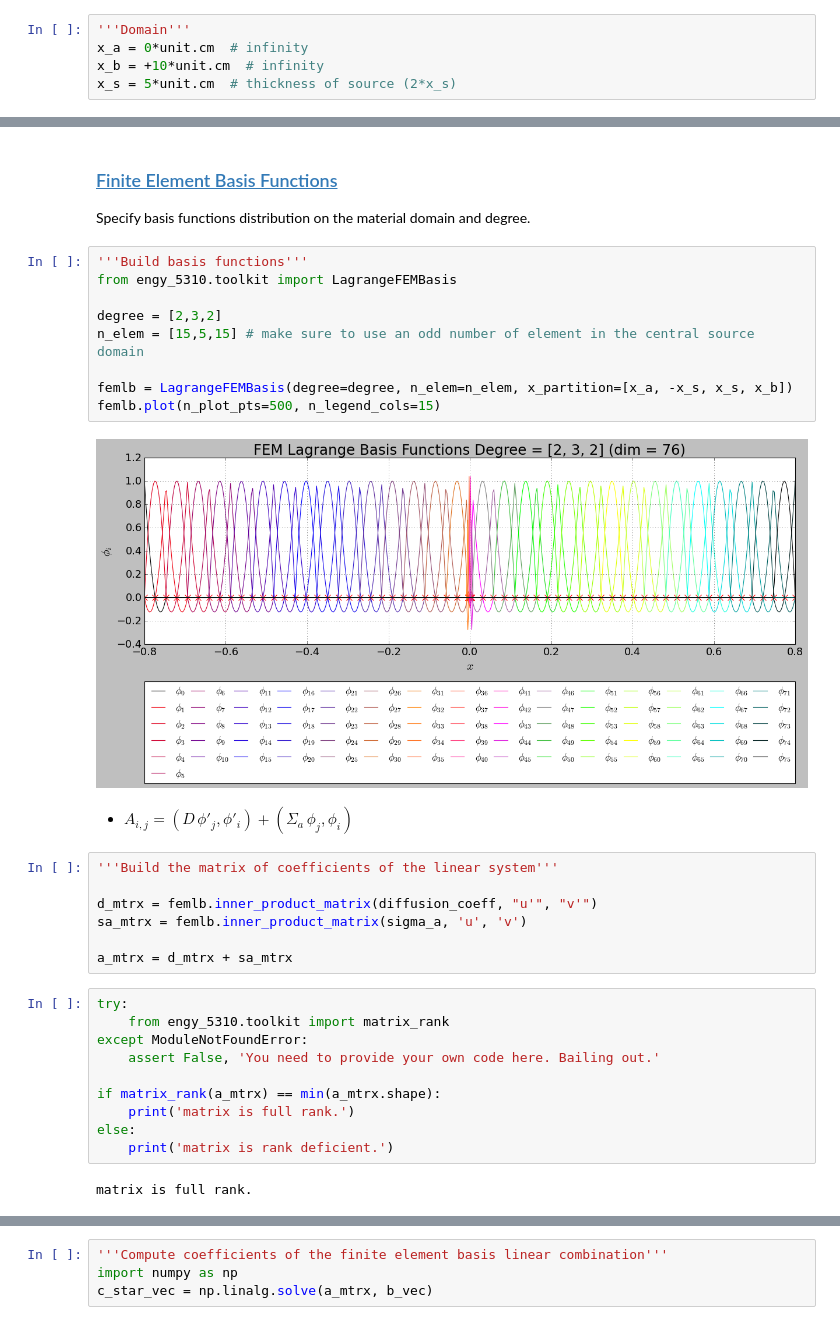
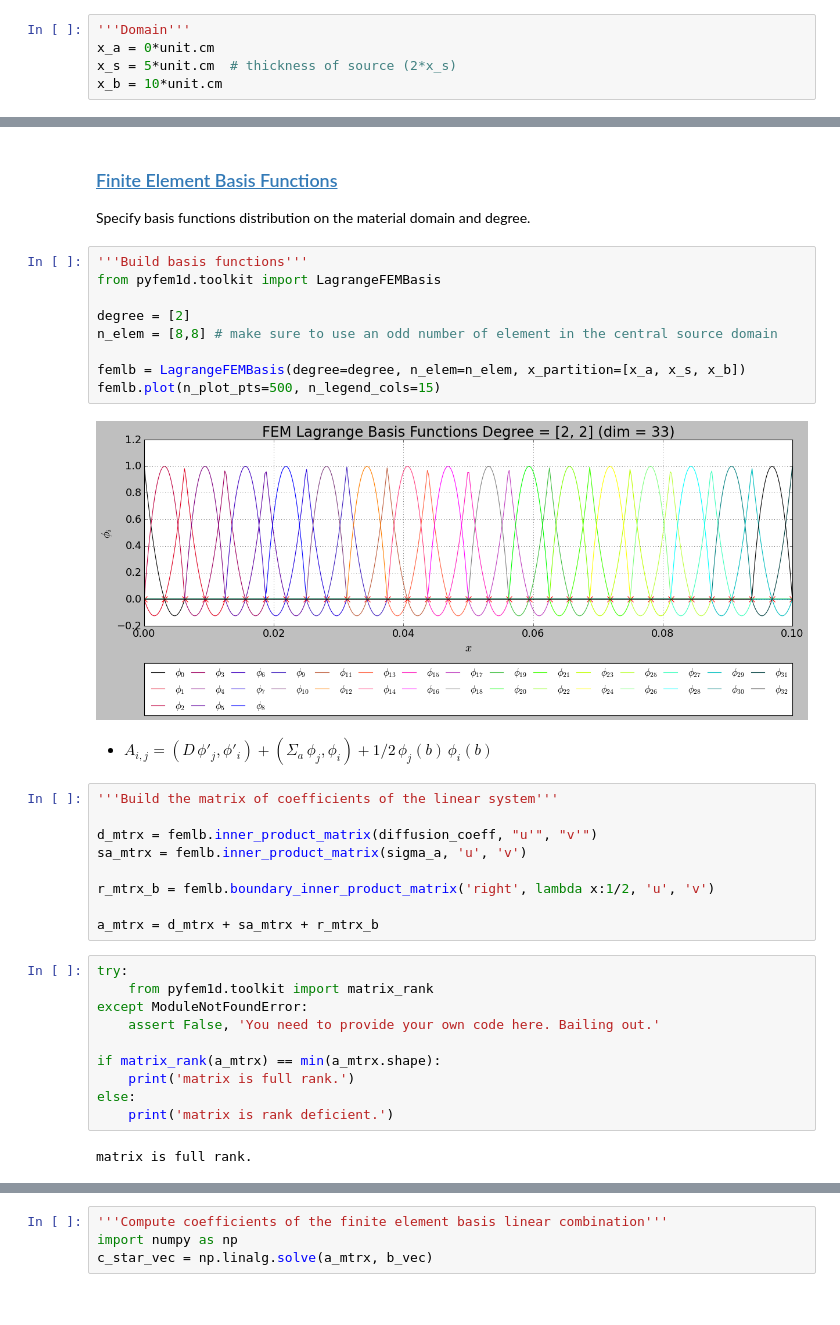
Before and after one commit to dpploy/engy-5050, a Jupyter notebook: notebooks/05-slab-reflected-diff.ipynb, the cells around one changed output, grey strips where cells are left out. Saved outputs shown, nothing was run; the diff lists cells and outputs as text.

```diff
--- a/notebooks/05-slab-reflected-diff.ipynb
+++ b/notebooks/05-slab-reflected-diff.ipynb
@@ -113,9 +110,9 @@ unit.mm = unit.milli*unit.meter
 unit.um = unit.micro*unit.meter
 # %%
 '''Domain'''
-x_a = 0*unit.cm  # infinity
-x_b = +10*unit.cm  # infinity
+x_a = 0*unit.cm
 x_s = 5*unit.cm  # thickness of source (2*x_s)
+x_b = 10*unit.cm
 # %%
 '''Domain'''
 def show_domain(x_a, x_s, x_b, zoom=1):
@@ -231,27 +231,29 @@ source.plot(n_plot_pts=500, show_shape_pts=True,
 Specify basis functions distribution on the material domain and degree.
 # %%
 '''Build basis functions'''
-from engy_5310.toolkit import LagrangeFEMBasis
+from pyfem1d.toolkit import LagrangeFEMBasis
 
-degree = [2,3,2]
-n_elem = [15,5,15] # make sure to use an odd number of element in the central source domain
+degree = [2]
+n_elem = [8,8] # make sure to use an odd number of element in the central source domain
 
-femlb = LagrangeFEMBasis(degree=degree, n_elem=n_elem, x_partition=[x_a, -x_s, x_s, x_b])
+femlb = LagrangeFEMBasis(degree=degree, n_elem=n_elem, x_partition=[x_a, x_s, x_b])
 femlb.plot(n_plot_pts=500, n_legend_cols=15)
 # %% [output]
-[figure, old version]
+[figure, new version]
 # %% [markdown]
-  + $A_{i,j} = (D\,\phi'_j,\phi'_i) + (\Sigma_a\,\phi_j,\phi_i) $
+  + $A_{i,j} = (D\,\phi'_j,\phi'_i) + (\Sigma_a\,\phi_j,\phi_i) + 1/2\,\phi_j(b)\,\phi_i(b) $
 # %%
 '''Build the matrix of coefficients of the linear system'''
 
 d_mtrx = femlb.inner_product_matrix(diffusion_coeff, "u'", "v'")
 sa_mtrx = femlb.inner_product_matrix(sigma_a, 'u', 'v')
 
-a_mtrx = d_mtrx + sa_mtrx
+r_mtrx_b = femlb.boundary_inner_product_matrix('right', lambda x:1/2, 'u', 'v')
+
+a_mtrx = d_mtrx + sa_mtrx + r_mtrx_b
 # %%
 try:
-    from engy_5310.toolkit import matrix_rank
+    from pyfem1d.toolkit import matrix_rank
 except ModuleNotFoundError:
     assert False, 'You need to provide your own code here. Bailing out.'
 
```
Also changed, not shown: parts of 102 cells of this notebook, 5 other files.
